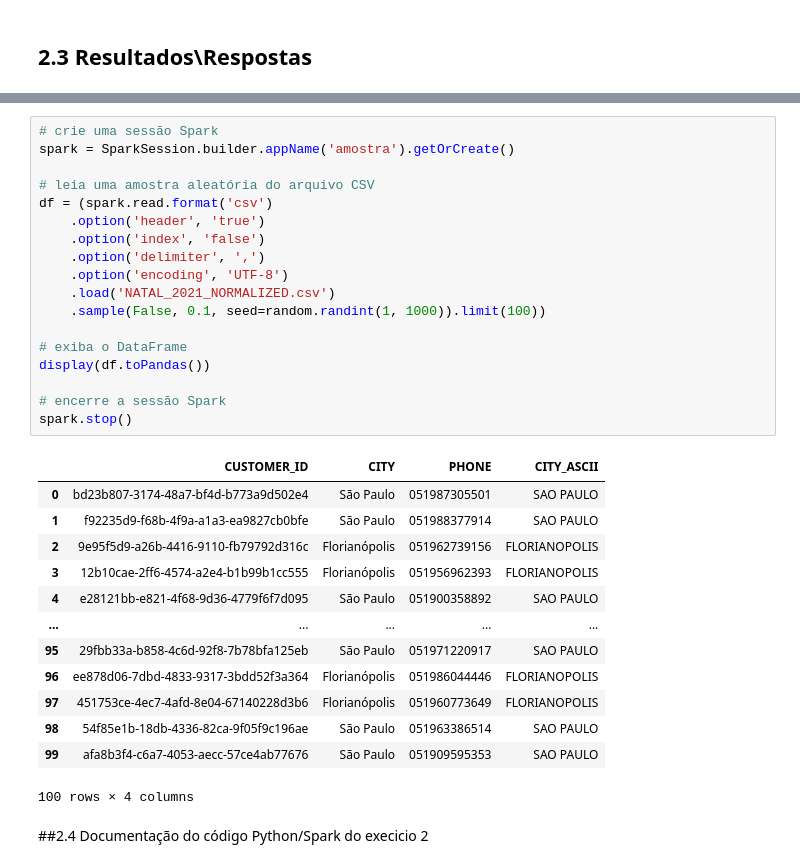
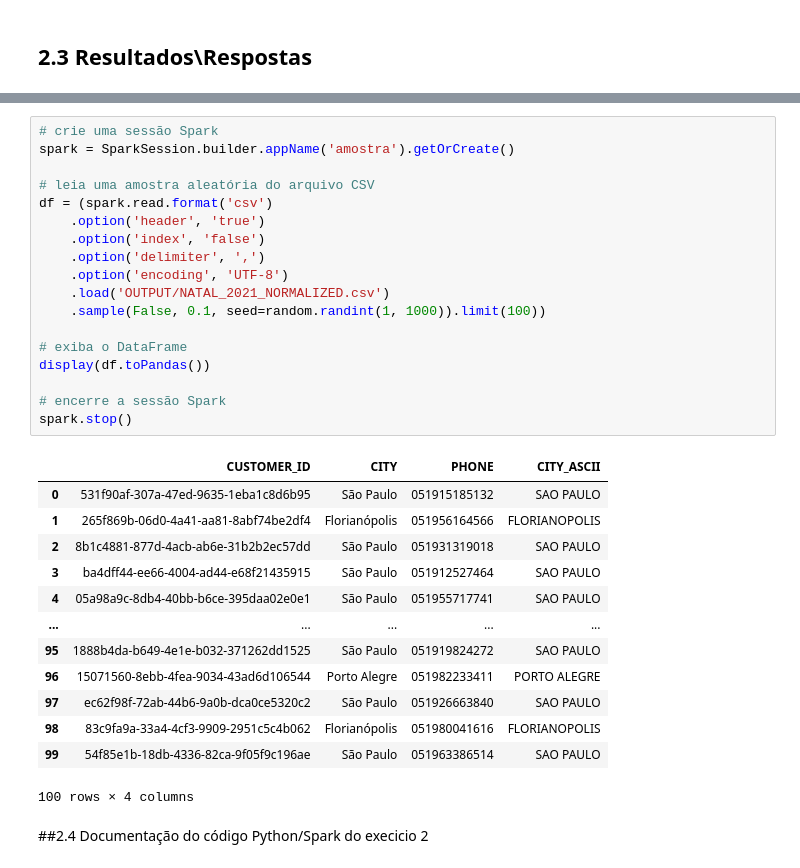
Before and after one commit to LucasRangelSSouza/data_eng_skills, a Jupyter notebook: Skills_Data_Eng.ipynb, the cells around one changed output, grey strips where cells are left out. Cells and saved outputs as stored; diff of their text form.

```diff
--- a/Skills_Data_Eng.ipynb
+++ b/Skills_Data_Eng.ipynb
@@ -313,34 +321,34 @@ O encoding do arquivo natal2021.csv é UTF-8-SIG
 # %%
 # crie uma sessão Spark
 spark = SparkSession.builder.appName('amostra').getOrCreate()
 
 # leia uma amostra aleatória do arquivo CSV
 df = (spark.read.format('csv')
     .option('header', 'true')
     .option('index', 'false')
     .option('delimiter', ',')
     .option('encoding', 'UTF-8')
-    .load('NATAL_2021_NORMALIZED.csv')
+    .load('OUTPUT/NATAL_2021_NORMALIZED.csv')
     .sample(False, 0.1, seed=random.randint(1, 1000)).limit(100))
 
 # exiba o DataFrame
 display(df.toPandas())
 
 # encerre a sessão Spark
 spark.stop()
 # %% [output]
 |  | CUSTOMER_ID | CITY | PHONE | CITY_ASCII |
-| 0 | bd23b807-3174-48a7-bf4d-b773a9d502e4 | São Paulo | 051987305501 | SAO PAULO |
-| 1 | f92235d9-f68b-4f9a-a1a3-ea9827cb0bfe | São Paulo | 051988377914 | SAO PAULO |
-| 2 | 9e95f5d9-a26b-4416-9110-fb79792d316c | Florianópolis | 051962739156 | FLORIANOPOLIS |
-| 3 | 12b10cae-2ff6-4574-a2e4-b1b99b1cc555 | Florianópolis | 051956962393 | FLORIANOPOLIS |
-| 4 | e28121bb-e821-4f68-9d36-4779f6f7d095 | São Paulo | 051900358892 | SAO PAULO |
+| 0 | 531f90af-307a-47ed-9635-1eba1c8d6b95 | São Paulo | 051915185132 | SAO PAULO |
+| 1 | 265f869b-06d0-4a41-aa81-8abf74be2df4 | Florianópolis | 051956164566 | FLORIANOPOLIS |
+| 2 | 8b1c4881-877d-4acb-ab6e-31b2b2ec57dd | São Paulo | 051931319018 | SAO PAULO |
+| 3 | ba4dff44-ee66-4004-ad44-e68f21435915 | São Paulo | 051912527464 | SAO PAULO |
+| 4 | 05a98a9c-8db4-40bb-b6ce-395daa02e0e1 | São Paulo | 051955717741 | SAO PAULO |
 | ... | ... | ... | ... | ... |
-| 95 | 29fbb33a-b858-4c6d-92f8-7b78bfa125eb | São Paulo | 051971220917 | SAO PAULO |
-| 96 | ee878d06-7dbd-4833-9317-3bdd52f3a364 | Florianópolis | 051986044446 | FLORIANOPOLIS |
-| 97 | 451753ce-4ec7-4afd-8e04-67140228d3b6 | Florianópolis | 051960773649 | FLORIANOPOLIS |
-| 98 | 54f85e1b-18db-4336-82ca-9f05f9c196ae | São Paulo | 051963386514 | SAO PAULO |
-| 99 | afa8b3f4-c6a7-4053-aecc-57ce4ab77676 | São Paulo | 051909595353 | SAO PAULO |
+| 95 | 1888b4da-b649-4e1e-b032-371262dd1525 | São Paulo | 051919824272 | SAO PAULO |
+| 96 | 15071560-8ebb-4fea-9034-43ad6d106544 | Porto Alegre | 051982233411 | PORTO ALEGRE |
+| 97 | ec62f98f-72ab-44b6-9a0b-dca0ce5320c2 | São Paulo | 051926663840 | SAO PAULO |
+| 98 | 83c9fa9a-33a4-4cf3-9909-2951c5c4b062 | Florianópolis | 051980041616 | FLORIANOPOLIS |
+| 99 | 54f85e1b-18db-4336-82ca-9f05f9c196ae | São Paulo | 051963386514 | SAO PAULO |
 100 rows × 4 columns
 # %% [markdown]
 ##2.4 Documentação do código Python/Spark do execicio 2
```
Also changed, not shown: parts of 11 cells of this notebook.
